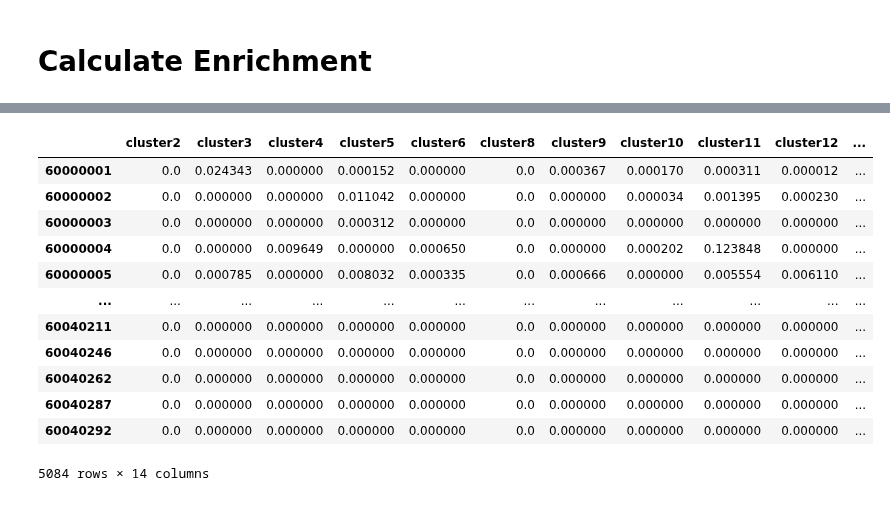
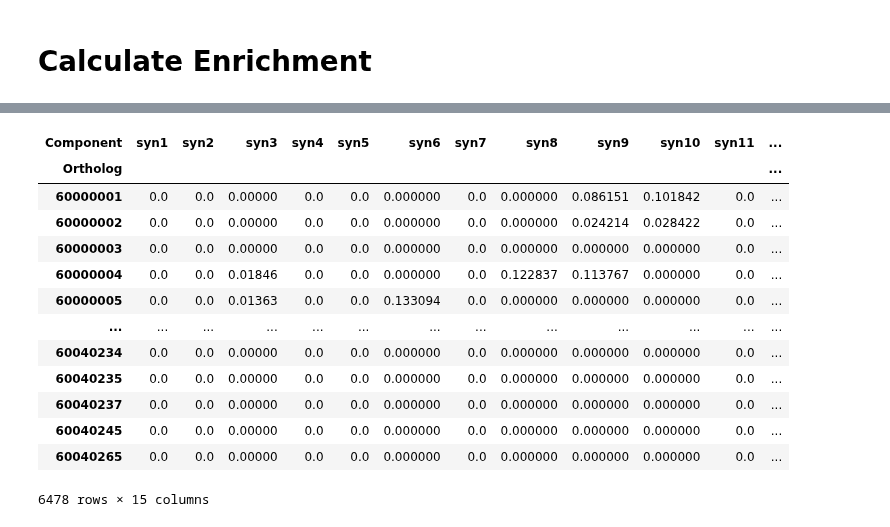
Before and after one commit to blasks/barnacle-manuscript, a Jupyter notebook: analyses/7-interpretation/enrichment-analysis.ipynb, the cells around one changed output, grey strips where cells are left out. Drawn from its saved outputs; the diff is of its cells as text; code cells hidden in the pictures.

Commit message:
enrichment analysis updated to use median gene weights and exclude human diseases

```diff
--- a/analyses/7-interpretation/enrichment-analysis.ipynb
+++ b/analyses/7-interpretation/enrichment-analysis.ipynb
@@ -108,7 +116,7 @@ ko_map_df
 # %%
 # check that there is a directory for each genome
 
-data_path = Path('../../../data/genomes/jgi/img/proportal')
+data_path = Path('../../data/refseqs/genomes/')
 
 count = 0
 for g_id in ortho_df['GenomeID'].unique():
@@ -287,9 +301,9 @@ collisions_df
 # %%
 # deduplicate the discordant ortholog-ko mapping by simple majority vote
 
-ko_count_df = pd.DataFrame(annot_df.groupby('OrthologID').ko_id.value_counts()).rename(
+ko_count_df = pd.DataFrame(annot_df.groupby('CyCOGID').ko_id.value_counts()).rename(
     columns={'ko_id': 'count'}).reset_index()
-ko_count_df = ko_count_df.loc[ko_count_df.groupby('OrthologID')['count'].idxmax(), :]
+ko_count_df = ko_count_df.loc[ko_count_df.groupby('CyCOGID')['count'].idxmax(), :]
 
 # add in KO annotation
 name_map = annot_df[['ko_id', 'ko_name']].drop_duplicates()
@@ -300,13 +314,13 @@ ko_count_df = pd.merge(left=ko_count_df, right=name_map[['ko_id', 'DescriptionKO
 # remove prefix from KOID
 ko_count_df['KOID'] = ko_count_df['ko_id'].str[3:]
 # rename count column and drop old ko_id column
-ko_count_df = ko_count_df[['OrthologID', 'KOID', 'DescriptionKO', 'count']].rename(
-    columns={'count': 'NRefsKO'}).set_index('OrthologID')
+ko_count_df = ko_count_df[['CyCOGID', 'KOID', 'DescriptionKO', 'count']].rename(
+    columns={'count': 'NRefsKO'}).set_index('CyCOGID')
 # calculate refs with KO mapping other than the one chosen
-ko_count_df['NRefsOtherKO'] = annot_df.groupby('OrthologID').GeneID.count() - ko_count_df['NRefsKO']
+ko_count_df['NRefsOtherKO'] = annot_df.groupby('CyCOGID').GeneID.count() - ko_count_df['NRefsKO']
 
 # add ko_count_df into ko_map_df
-ko_map_df = pd.merge(ko_map_df, ko_count_df, on='OrthologID', how='left')
+ko_map_df = pd.merge(ko_map_df, ko_count_df, on='CyCOGID', how='left')
 
 pd.reset_option('max_colwidth')
 ko_map_df
@@ -553,29 +593,31 @@ array([60000001, 60000002, 60000003, ..., 60040262, 60040287, 60040292])
 # %%
-# assemble pro cluster weights & bootstraps
+# pull out median bootstrap weights
 
-pro_weights_df = pd.DataFrame(index=pro_ds.ortholog.to_numpy())
-pro_boots_df = pd.DataFrame(index=pro_ds.ortholog.to_numpy())
+# pull out pro gene weight data
+pro_gene_df = pro_ds.median(dim=['Bootstrap', 'Replicate']).GeneWeight.T.to_pandas()
+pro_gene_df = pro_gene_df.rename(columns=dict(zip(pro_gene_df.columns, [f"pro{i}" for i in pro_gene_df.columns])))
+# select only robust components
+pro_gene_df = pro_gene_df.loc[:, pro_clusters]
 
-pro_clusters = [2, 3, 4, 5, 6, 8, 9, 10, 11, 12, 13, 14, 15, 17]
-for cluster in pro_clusters:
-    df = pd.read_csv(data_dir / f'figures/v2-batch-t=0.01/pro/cluster{cluster}.csv')
-    pro_weights_df = pd.merge(pro_weights_df, df.set_index('cycog')['weight'], left_index=True, right_index=True,
-                              how='left').rename(columns={'weight': f'cluster{cluster}'}).fillna(0)
-    pro_boots_df = pd.merge(pro_boots_df, df.set_index('cycog')['% bootstraps'], left_index=True, right_index=True,
-                            how='left').rename(columns={'% bootstraps': f'cluster{cluster}'}).fillna(0)
+# pull out syn gene weight data
+syn_gene_df = syn_ds.median(dim=['Bootstrap', 'Replicate']).GeneWeight.T.to_pandas()
+syn_gene_df = syn_gene_df.rename(columns=dict(zip(syn_gene_df.columns, [f"syn{i}" for i in syn_gene_df.columns])))
+# select only robust components
+syn_gene_df = syn_gene_df.loc[:, syn_clusters]
 
-pro_weights_df
+syn_gene_df
 # %% [output]
-|  | cluster2 | cluster3 | cluster4 | cluster5 | cluster6 | cluster8 | cluster9 | cluster10 | cluster11 | cluster12 | ... |
-| 60000001 | 0.0 | 0.024343 | 0.000000 | 0.000152 | 0.000000 | 0.0 | 0.000367 | 0.000170 | 0.000311 | 0.000012 | ... |
-| 60000002 | 0.0 | 0.000000 | 0.000000 | 0.011042 | 0.000000 | 0.0 | 0.000000 | 0.000034 | 0.001395 | 0.000230 | ... |
-| 60000003 | 0.0 | 0.000000 | 0.000000 | 0.000312 | 0.000000 | 0.0 | 0.000000 | 0.000000 | 0.000000 | 0.000000 | ... |
-| 60000004 | 0.0 | 0.000000 | 0.009649 | 0.000000 | 0.000650 | 0.0 | 0.000000 | 0.000202 | 0.123848 | 0.000000 | ... |
-| 60000005 | 0.0 | 0.000785 | 0.000000 | 0.008032 | 0.000335 | 0.0 | 0.000666 | 0.000000 | 0.005554 | 0.006110 | ... |
-| ... | ... | ... | ... | ... | ... | ... | ... | ... | ... | ... | ... |
-| 60040211 | 0.0 | 0.000000 | 0.000000 | 0.000000 | 0.000000 | 0.0 | 0.000000 | 0.000000 | 0.000000 | 0.000000 | ... |
-| 60040246 | 0.0 | 0.000000 | 0.000000 | 0.000000 | 0.000000 | 0.0 | 0.000000 | 0.000000 | 0.000000 | 0.000000 | ... |
-| 60040262 | 0.0 | 0.000000 | 0.000000 | 0.000000 | 0.000000 | 0.0 | 0.000000 | 0.000000 | 0.000000 | 0.000000 | ... |
-| 60040287 | 0.0 | 0.000000 | 0.000000 | 0.000000 | 0.000000 | 0.0 | 0.000000 | 0.000000 | 0.000000 | 0.000000 | ... |
-| 60040292 | 0.0 | 0.000000 | 0.000000 | 0.000000 | 0.000000 | 0.0 | 0.000000 | 0.000000 | 0.000000 | 0.000000 | ... |
+| Component | syn1 | syn2 | syn3 | syn4 | syn5 | syn6 | syn7 | syn8 | syn9 | syn10 | syn11 | ... |
+| Ortholog |  |  |  |  |  |  |  |  |  |  |  | ... |
+| 60000001 | 0.0 | 0.0 | 0.00000 | 0.0 | 0.0 | 0.000000 | 0.0 | 0.000000 | 0.086151 | 0.101842 | 0.0 | ... |
+| 60000002 | 0.0 | 0.0 | 0.00000 | 0.0 | 0.0 | 0.000000 | 0.0 | 0.000000 | 0.024214 | 0.028422 | 0.0 | ... |
+| 60000003 | 0.0 | 0.0 | 0.00000 | 0.0 | 0.0 | 0.000000 | 0.0 | 0.000000 | 0.000000 | 0.000000 | 0.0 | ... |
+| 60000004 | 0.0 | 0.0 | 0.01846 | 0.0 | 0.0 | 0.000000 | 0.0 | 0.122837 | 0.113767 | 0.000000 | 0.0 | ... |
+| 60000005 | 0.0 | 0.0 | 0.01363 | 0.0 | 0.0 | 0.133094 | 0.0 | 0.000000 | 0.000000 | 0.000000 | 0.0 | ... |
+| ... | ... | ... | ... | ... | ... | ... | ... | ... | ... | ... | ... | ... |
+| 60040234 | 0.0 | 0.0 | 0.00000 | 0.0 | 0.0 | 0.000000 | 0.0 | 0.000000 | 0.000000 | 0.000000 | 0.0 | ... |
+| 60040235 | 0.0 | 0.0 | 0.00000 | 0.0 | 0.0 | 0.000000 | 0.0 | 0.000000 | 0.000000 | 0.000000 | 0.0 | ... |
+| 60040237 | 0.0 | 0.0 | 0.00000 | 0.0 | 0.0 | 0.000000 | 0.0 | 0.000000 | 0.000000 | 0.000000 | 0.0 | ... |
+| 60040245 | 0.0 | 0.0 | 0.00000 | 0.0 | 0.0 | 0.000000 | 0.0 | 0.000000 | 0.000000 | 0.000000 | 0.0 | ... |
+| 60040265 | 0.0 | 0.0 | 0.00000 | 0.0 | 0.0 | 0.000000 | 0.0 | 0.000000 | 0.000000 | 0.000000 | 0.0 | ... |
-5084 rows × 14 columns
+6478 rows × 15 columns
```
Also changed, not shown: parts of 42 cells of this notebook.
